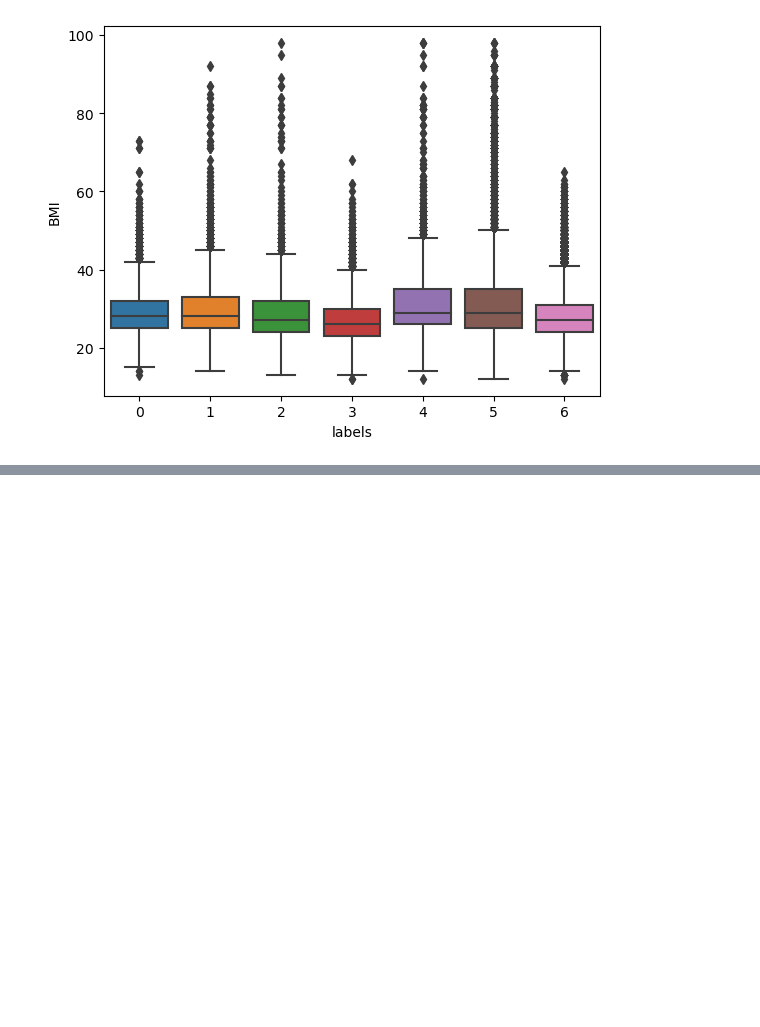
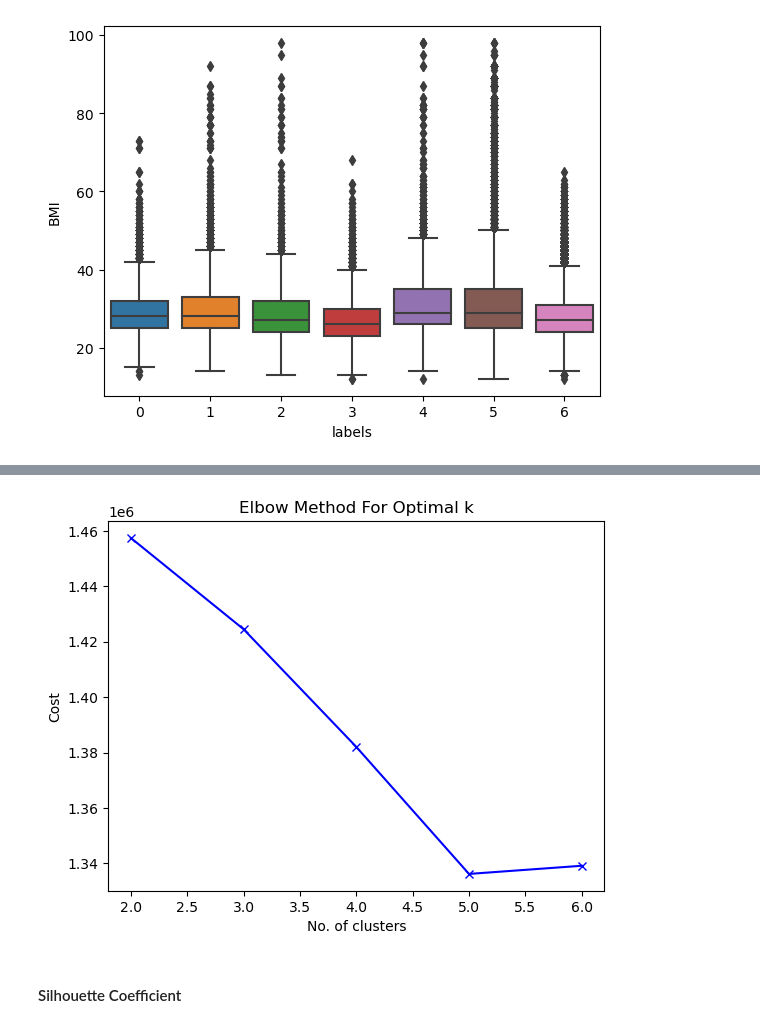
Before and after one commit to neelimaGATech/unsupervised_learning, a Jupyter notebook: Dataset1_EM_Algorithm.ipynb, the cells around one changed output, grey strips where cells are left out. Saved outputs shown, nothing was run; the diff lists cells and outputs as text; code cells hidden in the pictures; blank space fills up the shorter version.

```diff
--- a/Dataset1_EM_Algorithm.ipynb
+++ b/Dataset1_EM_Algorithm.ipynb
@@ -159,0 +210,14 @@ sns.boxplot(X_train, y='BMI',x='labels')
+# %%
+kmode_cost_filename = os.path.join(outdir, f"kmode_costs.npy" )
+k_range = np.arange(2,7)
+k_costs=np.load(kmode_cost_filename)
+
+plt.plot(k_range, k_costs[:5], 'bx-')
+plt.xlabel('No. of clusters')
+plt.ylabel('Cost')
+plt.title('Elbow Method For Optimal k')
+plt.show()
+# %% [output]
+[figure, added]
+# %% [markdown]
+#### Silhouette Coefficient
```
Also changed, not shown: parts of 19 cells of this notebook, 14 other files.
